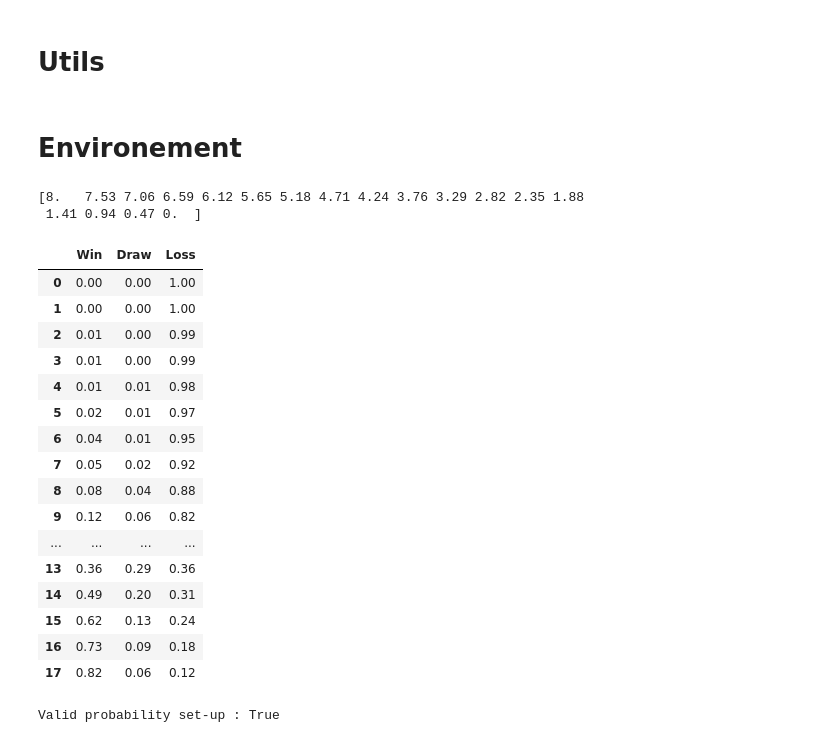
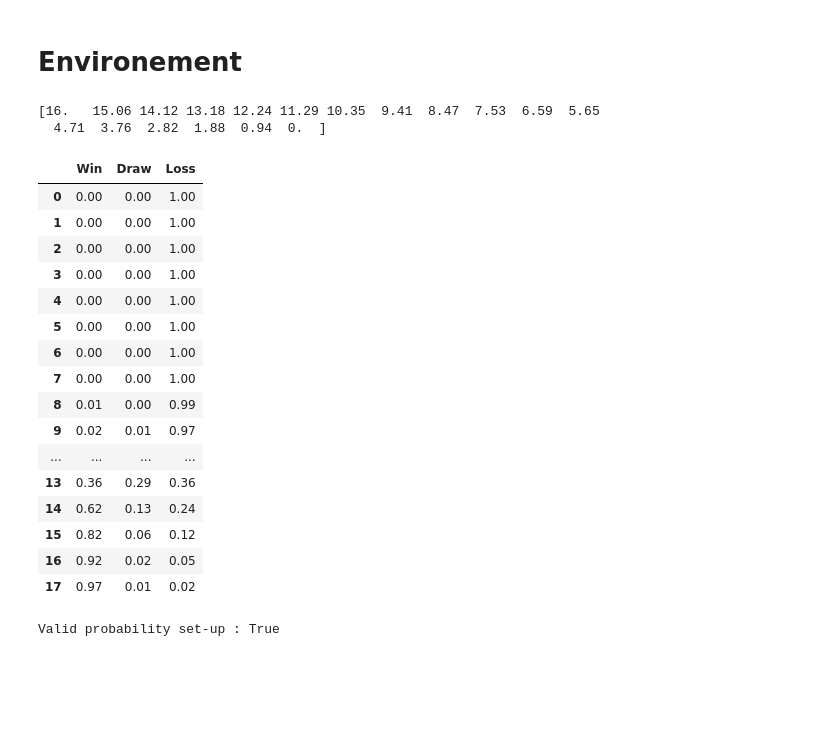
Before and after one commit to arnaud-odet/RL, a Jupyter notebook: notebooks/swiss_round.ipynb, the cells around one changed output. Saved outputs shown, nothing was run; the diff lists cells and outputs as text; code cells hidden in the pictures; blank space fills up the shorter version.

```diff
--- a/notebooks/swiss_round.ipynb
+++ b/notebooks/swiss_round.ipynb
@@ -7,32 +8,3 @@ from rl_lib.swiss_round.agent import DQNAgent
 
 %reload_ext autoreload
 %autoreload 2
-# %% [markdown]
-# Utils
-# %%
-def probability_tables(team_strengths, max_draw_probability):
-    index = range(len(team_strengths))
-    wps = []
-    dps = []
-    lps = []
-    for ts1 in team_strengths :
-        twps = []
-        tdps = []
-        tlps = []
-        for ts2 in team_strengths :
-            strength_diff = ts1 - ts2
-            tmp_win_prob = 1 / (1 + np.exp(-strength_diff))
-            tmp_loss_prob = 1 / (1 + np.exp(+strength_diff))
-            tmp_draw_prob = max_draw_probability * np.exp(-abs(strength_diff))
-            # Softmax
-            win_prob = tmp_win_prob / (tmp_win_prob + tmp_draw_prob + tmp_loss_prob)
-            draw_prob = tmp_draw_prob / (tmp_win_prob + tmp_draw_prob + tmp_loss_prob)
-            loss_prob = tmp_loss_prob / (tmp_win_prob + tmp_draw_prob + tmp_loss_prob)
-
-            twps.append(win_prob)
-            tdps.append(draw_prob)
-            tlps.append(loss_prob)
-        wps.append(twps)
-        dps.append(tdps)
-        lps.append(tlps)
-    return pd.DataFrame(wps, index=index, columns = index), pd.DataFrame(dps, index=index, columns = index),pd.DataFrame(lps, index=index, columns = index)
@@ -48,39 +12,39 @@ def check_probability(team_strengths, max_draw_probability):
 # Environement
 # %%
 n_teams = 18
-max_str = 8
+max_str = 16
 threshold_ranks = [4,12]
 agent_id = threshold_ranks[-1] +1
 team_strengths = np.linspace(max_str,0,n_teams)
 #team_strengths = [4 * 0.9 ** i for i in range(n_teams)]
 mdp = 0.4
 
 print(np.array(team_strengths).round(2))
 wp, dp, lp = probability_tables(team_strengths=team_strengths, max_draw_probability=mdp)
 pd.concat([wp.loc[[agent_id]].rename(index={agent_id:'Win'}),
            dp.loc[[agent_id]].rename(index={agent_id:'Draw'}),
            lp.loc[[agent_id]].rename(index={agent_id:'Loss'}),
            ]).T.round(2)
 # %% [output]
-[8.   7.53 7.06 6.59 6.12 5.65 5.18 4.71 4.24 3.76 3.29 2.82 2.35 1.88
- 1.41 0.94 0.47 0.  ]
+[16.   15.06 14.12 13.18 12.24 11.29 10.35  9.41  8.47  7.53  6.59  5.65
+  4.71  3.76  2.82  1.88  0.94  0.  ]
 |  | Win | Draw | Loss |
 | 0 | 0.00 | 0.00 | 1.00 |
 | 1 | 0.00 | 0.00 | 1.00 |
-| 2 | 0.01 | 0.00 | 0.99 |
-| 3 | 0.01 | 0.00 | 0.99 |
-| 4 | 0.01 | 0.01 | 0.98 |
-| 5 | 0.02 | 0.01 | 0.97 |
-| 6 | 0.04 | 0.01 | 0.95 |
-| 7 | 0.05 | 0.02 | 0.92 |
-| 8 | 0.08 | 0.04 | 0.88 |
-| 9 | 0.12 | 0.06 | 0.82 |
+| 2 | 0.00 | 0.00 | 1.00 |
+| 3 | 0.00 | 0.00 | 1.00 |
+| 4 | 0.00 | 0.00 | 1.00 |
+| 5 | 0.00 | 0.00 | 1.00 |
+| 6 | 0.00 | 0.00 | 1.00 |
+| 7 | 0.00 | 0.00 | 1.00 |
+| 8 | 0.01 | 0.00 | 0.99 |
+| 9 | 0.02 | 0.01 | 0.97 |
 | ... | ... | ... | ... |
 | 13 | 0.36 | 0.29 | 0.36 |
-| 14 | 0.49 | 0.20 | 0.31 |
-| 15 | 0.62 | 0.13 | 0.24 |
-| 16 | 0.73 | 0.09 | 0.18 |
-| 17 | 0.82 | 0.06 | 0.12 |
+| 14 | 0.62 | 0.13 | 0.24 |
+| 15 | 0.82 | 0.06 | 0.12 |
+| 16 | 0.92 | 0.02 | 0.05 |
+| 17 | 0.97 | 0.01 | 0.02 |
 # %%
 n_rounds = 6
 bonus_points = [30,20]
```
Also changed, not shown: parts of 8 cells of this notebook, 2 other files.
